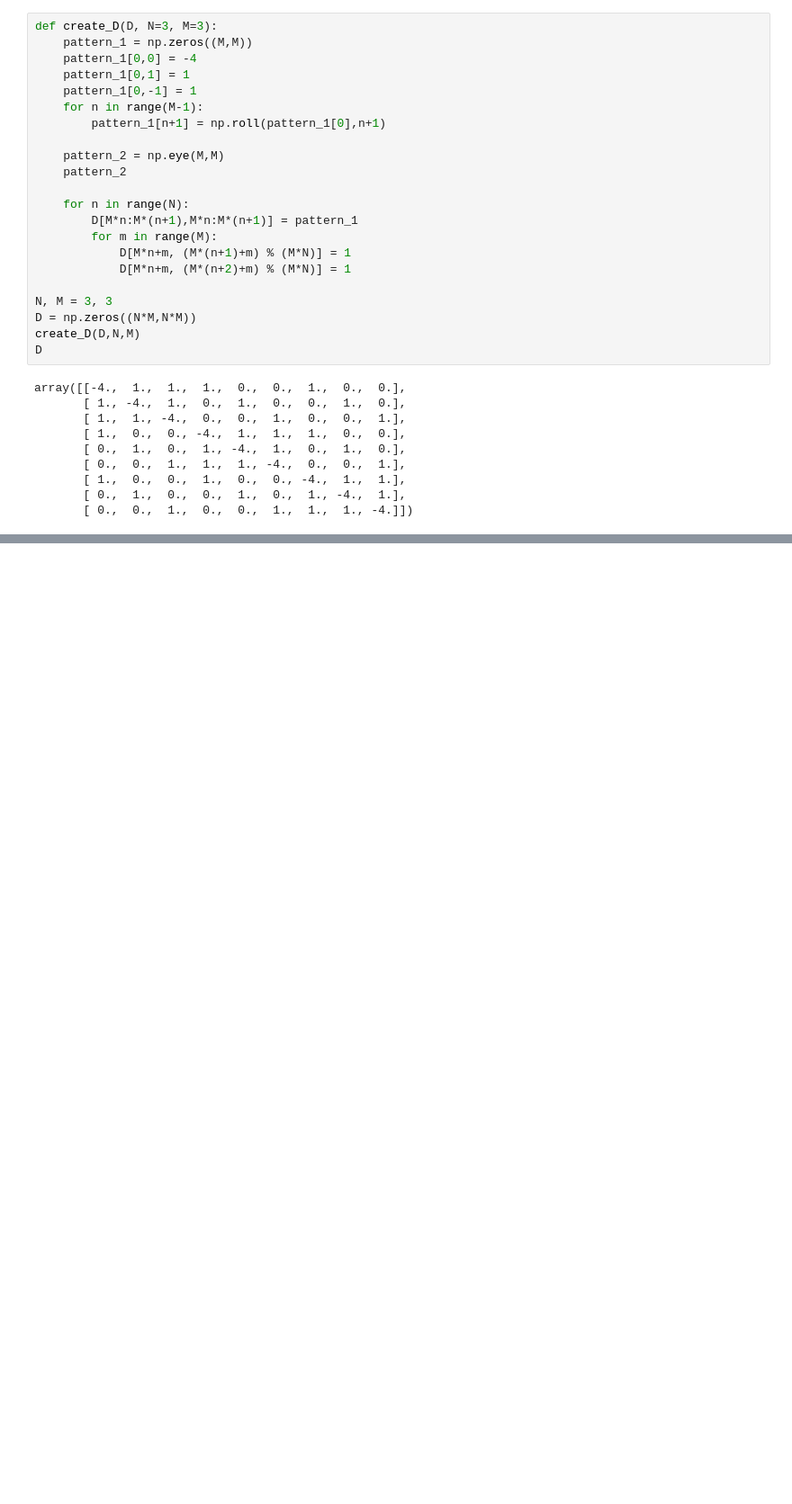
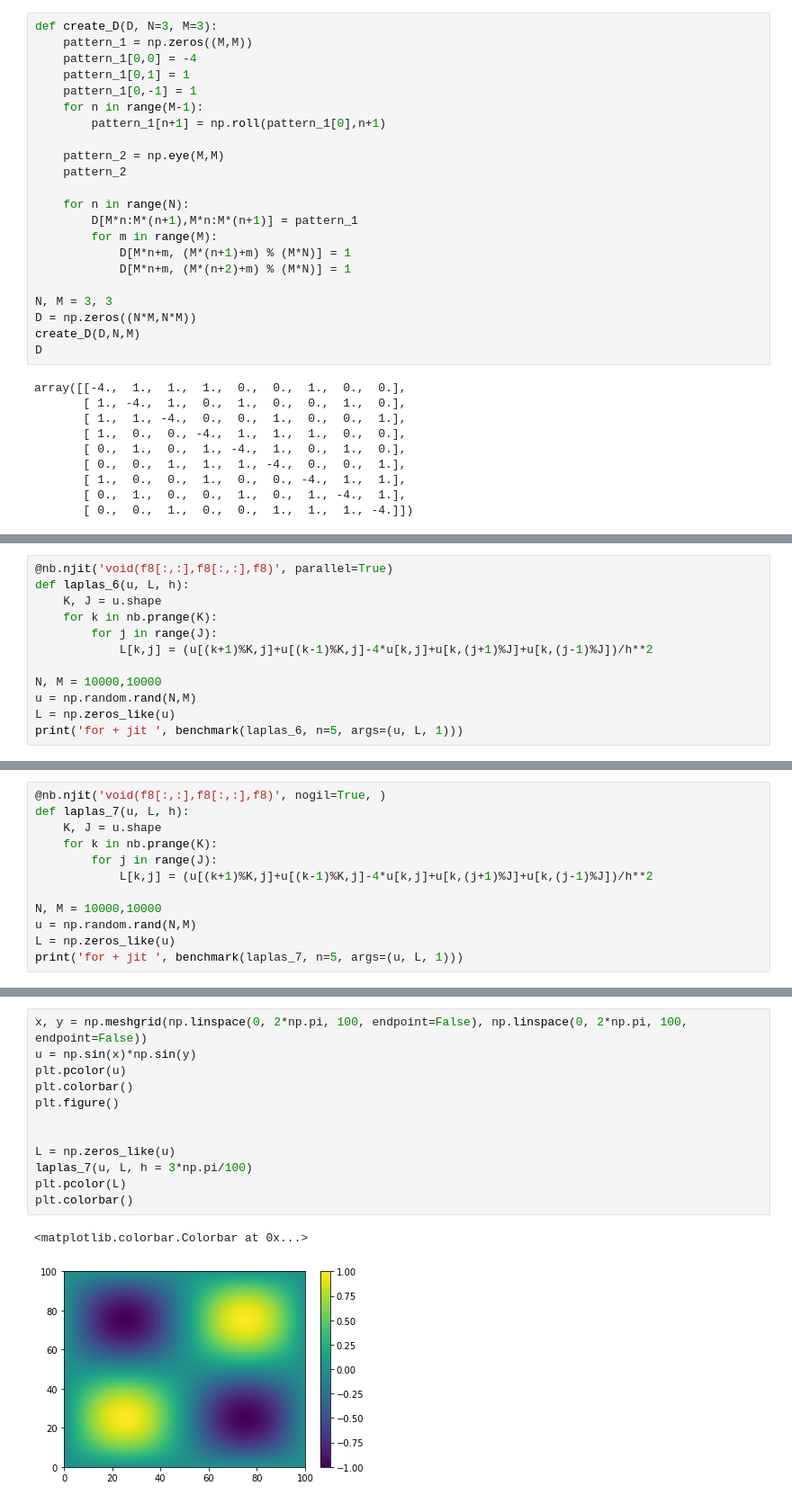
Before and after one commit to djiboshin/MatrixLabs2022, a Jupyter notebook: class 3.ipynb, the cells around one changed output, grey strips where cells are left out. Shown at 90% size. Drawn from its saved outputs; the diff is of its cells as text; blank space fills up the shorter version.

```diff
--- a/class 3.ipynb
+++ b/class 3.ipynb
@@ -153,0 +318,12 @@ array([0, 2, 4, 6, 8])
+# %%
+@nb.njit('void(f8[:,:],f8[:,:],f8)', parallel=True)
+def laplas_6(u, L, h):
+    K, J = u.shape
+    for k in nb.prange(K):
+        for j in range(J):
+            L[k,j] = (u[(k+1)%K,j]+u[(k-1)%K,j]-4*u[k,j]+u[k,(j+1)%J]+u[k,(j-1)%J])/h**2
+
+N, M = 10000,10000
+u = np.random.rand(N,M)
+L = np.zeros_like(u)
+print('for + jit ', benchmark(laplas_6, n=5, args=(u, L, 1)))
@@ -153,0 +332,12 @@ array([0, 2, 4, 6, 8])
+# %%
+@nb.njit('void(f8[:,:],f8[:,:],f8)', nogil=True, )
+def laplas_7(u, L, h):
+    K, J = u.shape
+    for k in nb.prange(K):
+        for j in range(J):
+            L[k,j] = (u[(k+1)%K,j]+u[(k-1)%K,j]-4*u[k,j]+u[k,(j+1)%J]+u[k,(j-1)%J])/h**2
+
+N, M = 10000,10000
+u = np.random.rand(N,M)
+L = np.zeros_like(u)
+print('for + jit ', benchmark(laplas_7, n=5, args=(u, L, 1)))
@@ -153,0 +364,15 @@ array([0, 2, 4, 6, 8])
+# %%
+x, y = np.meshgrid(np.linspace(0, 2*np.pi, 100, endpoint=False), np.linspace(0, 2*np.pi, 100, endpoint=False))
+u = np.sin(x)*np.sin(y)
+plt.pcolor(u)
+plt.colorbar()
+plt.figure()
+
+
+L = np.zeros_like(u)
+laplas_7(u, L, h = 3*np.pi/100)
+plt.pcolor(L)
+plt.colorbar()
+# %% [output]
+<matplotlib.colorbar.Colorbar at 0x...>
+[figure, added]
```
Also changed, not shown: parts of 25 cells of this notebook, 5 other files.
